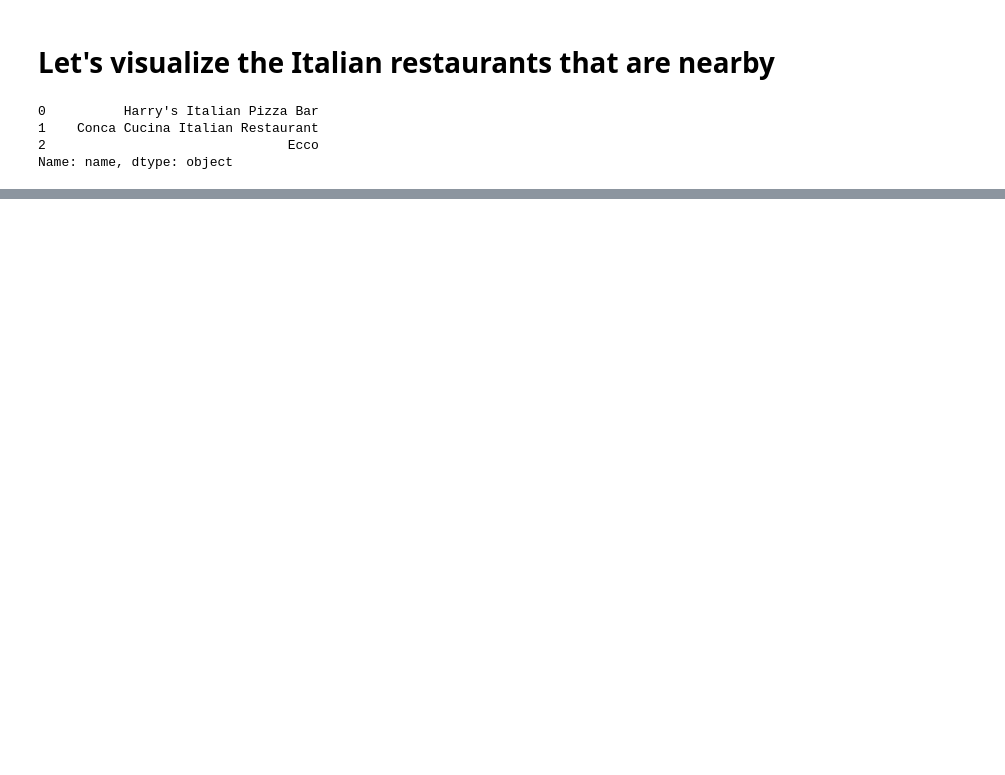
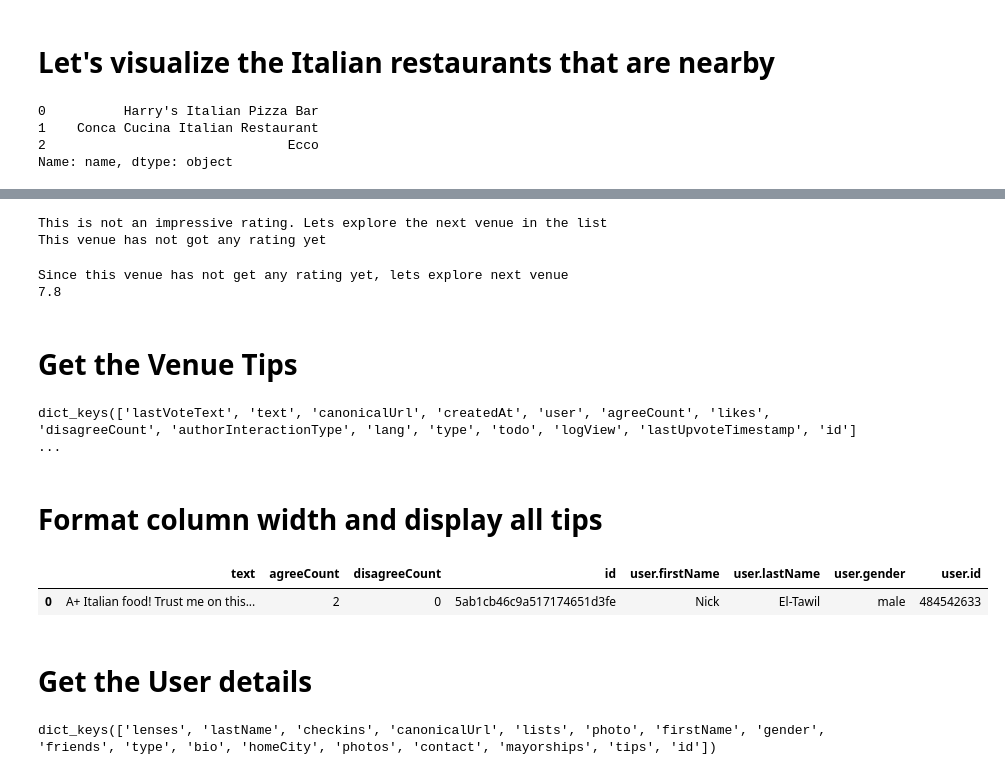
Before and after one commit to ArvindSai/Coursera-capstone-project, a Jupyter notebook: Capstone_Intro_Notebook.ipynb, the cells around one changed output, grey strips where cells are left out. Saved outputs shown, nothing was run; the diff lists cells and outputs as text; code cells hidden in the pictures; blank space fills up the shorter version.

```diff
--- a/Capstone_Intro_Notebook.ipynb
+++ b/Capstone_Intro_Notebook.ipynb
@@ -226,0 +254,73 @@ venues_map
+# %%
+print('This is not an impressive rating. Lets explore the next venue in the list')
+
+venue_id = dataframe_filtered['id'][1]
+venue_id
+
+url = 'https://api.foursquare.com/v2/venues/{}?client_id={}&client_secret={}&v={}'.format(venue_id,CLIENT_ID,CLIENT_SECRET,VERSION)
+result = requests.get(url).json()
+
+try:
+    print(result['response']['venue']['rating'])
+except:
+    print('This venue has not got any rating yet')
+# %% [output]
+This is not an impressive rating. Lets explore the next venue in the list
+This venue has not got any rating yet
+# %%
+print('Since this venue has not get any rating yet, lets explore next venue')
+venue_id = dataframe_filtered['id'][2]
+venue_id
+
+url = 'https://api.foursquare.com/v2/venues/{}?client_id={}&client_secret={}&v={}'.format(venue_id,CLIENT_ID,CLIENT_SECRET,VERSION)
+result = requests.get(url).json()
+
+try:
+    print(result['response']['venue']['rating'])
+except:
+    print('This venue has not got any rating yet')
+
+    print('This option seems to be the best of the lot. Lets explore this venue further')
+# %% [output]
+Since this venue has not get any rating yet, lets explore next venue
+7.8
+# %% [markdown]
+# Get the Venue Tips
+# %%
+url = 'https://api.foursquare.com/v2/venues/{}/tips?client_id={}&client_secret={}&v={}'.format(venue_id,CLIENT_ID,CLIENT_SECRET,VERSION)
+
+result = requests.get(url).json()
+result
+#print('Number of tips: ',result['response']['tips']['count'])
+
+tips = result['response']['tips']['items']
+tip = tips[0]
+tip.keys()
+# %% [output]
+dict_keys(['lastVoteText', 'text', 'canonicalUrl', 'createdAt', 'user', 'agreeCount', 'likes', 'disagreeCount', 'authorInteractionType', 'lang', 'type', 'todo', 'logView', 'lastUpvoteTimestamp', 'id'] ...
+# %% [markdown]
+# Format column width and display all tips
+# %%
+pd.set_option('display.max_colwidth',-1)
+
+tips_df = json_normalize(tips)
+filtered_columns = ['text','agreeCount', 'disagreeCount', 'id', 'user.firstName', 'user.lastName', 'user.gender', 'user.id']
+tips_filtered = tips_df.loc[:,filtered_columns]
+
+#display tips (even though tips count is 15, only 1 tip displayed. This is because we are using sandbox account)
+tips_filtered
+# %% [output]
+|  | text | agreeCount | disagreeCount | id | user.firstName | user.lastName | user.gender | user.id |
+| 0 | A+ Italian food! Trust me on this... | 2 | 0 | 5ab1cb46c9a517174651d3fe | Nick | El-Tawil | male | 484542633 |
+# %% [markdown]
+# Get the User details
+# %%
+user_id = '484542633'
+
+url = 'https://api.foursquare.com/v2/users/{}?client_id={}&client_secret={}&v={}'.format(user_id,CLIENT_ID,CLIENT_SECRET,VERSION)
+result = requests.get(url).json()
+user_data = result['response']['user']
+
+user_data.keys()
+# %% [output]
+dict_keys(['lenses', 'lastName', 'checkins', 'canonicalUrl', 'lists', 'photo', 'firstName', 'gender', 'friends', 'type', 'bio', 'homeCity', 'photos', 'contact', 'mayorships', 'tips', 'id'])
```
Also changed, not shown: parts of 36 cells of this notebook.
